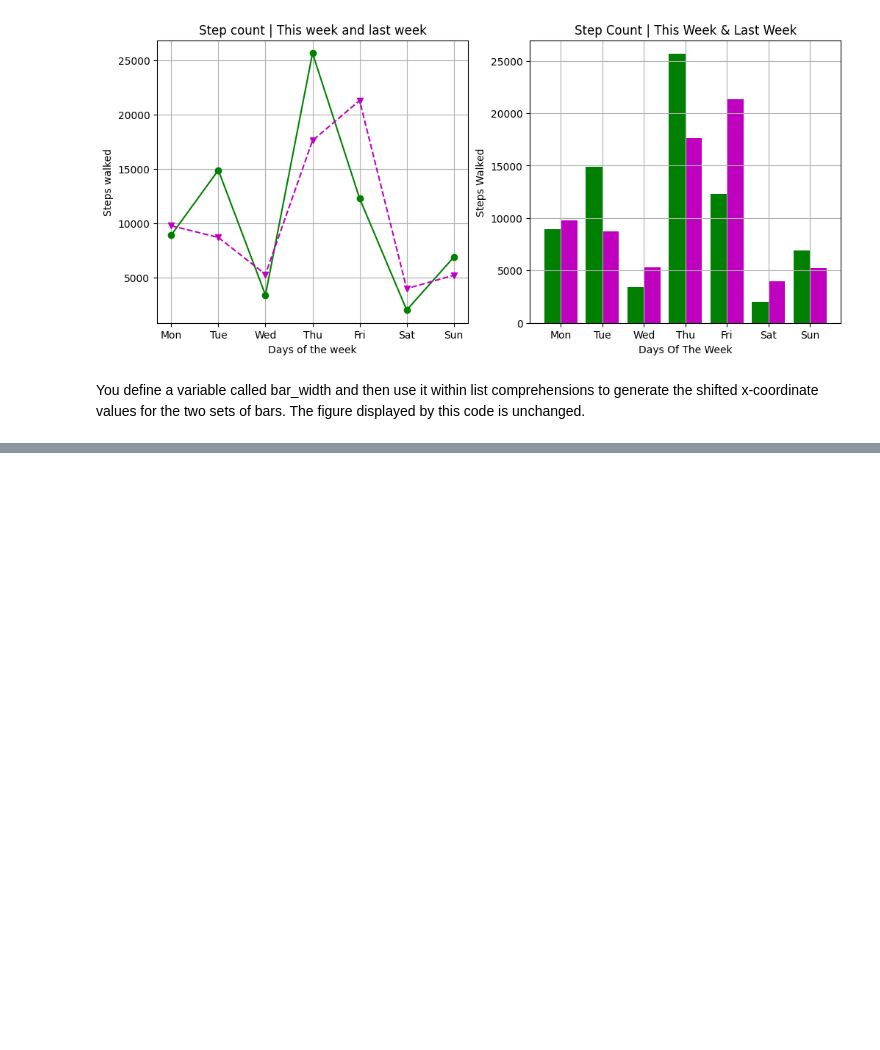
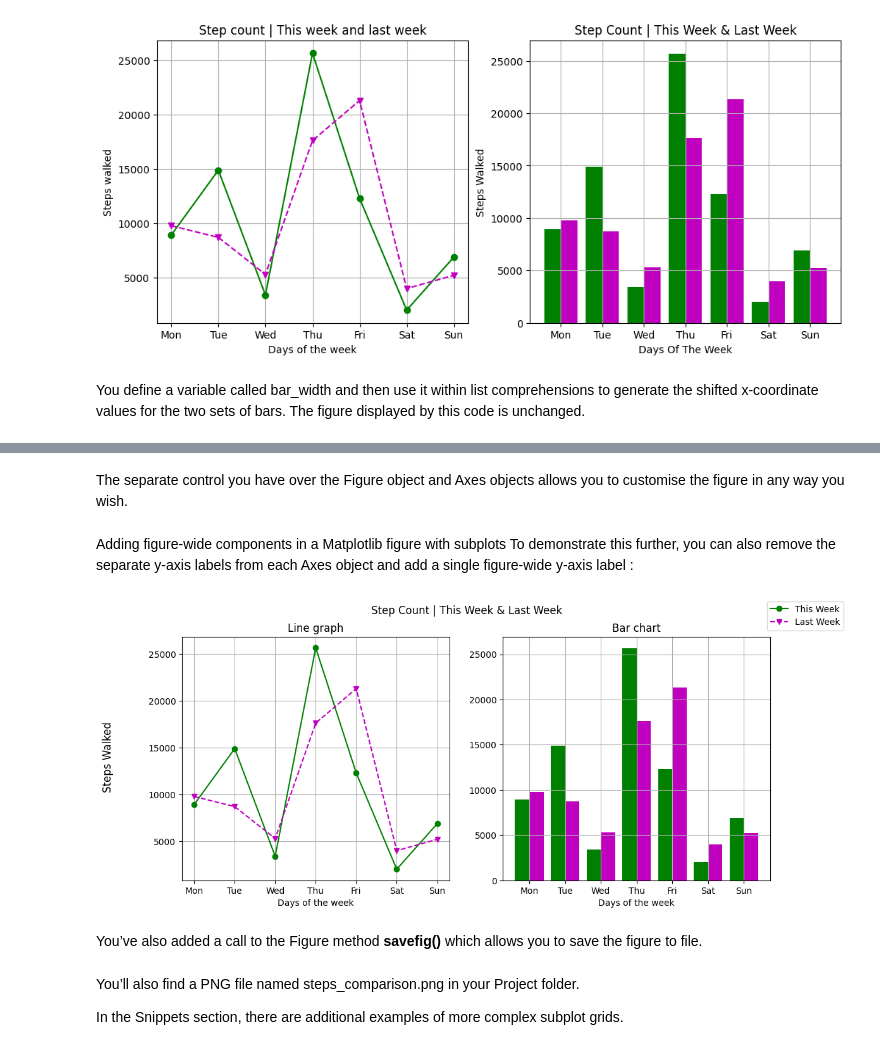
Before and after one commit to EfekanAlpsa/DataScientist-RoadMap, a Jupyter notebook: 3 - Pandas, Data Visualization/Matplotlib/Basics of Data Visualization in Python Using Matplotlib/Basics of Data Visualization in Python Using Matplotlib.ipynb, the cells around one changed output, grey strips where cells are left out. Saved outputs shown, nothing was run; the diff lists cells and outputs as text; code cells hidden in the pictures; blank space fills up the shorter version.

Commit message:
reorganized 8.Part of Basics of Data Visualization Jupyter

```diff
--- a/3 - Pandas, Data Visualization/Matplotlib/Basics of Data Visualization in Python Using Matplotlib/Basics of Data Visualization in Python Using Matplotlib.ipynb
+++ b/3 - Pandas, Data Visualization/Matplotlib/Basics of Data Visualization in Python Using Matplotlib/Basics of Data Visualization in Python Using Matplotlib.ipynb
@@ -599,0 +598,50 @@ The separate control you have over the Figure object and Axes objects allows you
+# %% [markdown]
+The separate control you have over the Figure object and Axes objects allows you to customise the figure in any way you wish.
+# %% [markdown]
+Adding figure-wide components in a Matplotlib figure with subplots
+To demonstrate this further, you can also remove the separate y-axis labels from each Axes object and add a single figure-wide y-axis label :
+# %%
+import matplotlib.pyplot as plt
+
+days = ["Mon", "Tue", "Wed", "Thu", "Fri", "Sat", "Sun"]
+steps_walked = [8934, 14902, 3409, 25672, 12300, 2023, 6890]
+steps_last_week = [9788, 8710, 5308, 17630, 21309, 4002, 5223]
+
+fig, axs = plt.subplots(1, 2, figsize=(12, 5))
+
+# Plot Line Chart
+axs[0].plot(days, steps_walked, "o-g")
+axs[0].plot(days, steps_last_week, "v--m")
+axs[0].set_title("Line graph")
+axs[0].set_xlabel("Days of the week")
+axs[0].grid(True)
+
+# Plot bar chart
+bar_width = 0.4
+x_range_current = [idx - bar_width/2 for idx in range(7)]
+x_range_previous = [idx + bar_width/2 for idx in range(7)]
+
+axs[1].bar(x_range_current, steps_walked, width=bar_width, color="g")
+axs[1].bar(x_range_previous, steps_last_week, width=bar_width, color="m")
+axs[1].set_title("Bar chart")
+axs[1].set_xlabel("Days of the week")
+axs[1].grid(True)
+axs[1].set_xticks(range(7))
+axs[1].set_xticklabels(days)
+
+# Figure-Wide Components
+fig.suptitle("Step Count | This Week & Last Week")
+fig.legend(["This Week", "Last Week"])
+fig.supylabel("Steps Walked")
+
+fig.savefig("steps_comparison.png")
+
+plt.show()
+# %% [output]
+[figure, added]
+# %% [markdown]
+You’ve also added a call to the Figure method __savefig()__ which allows you to save the figure to file.
+# %% [markdown]
+You’ll also find a PNG file named steps_comparison.png in your Project folder.
+
+In the Snippets section, there are additional examples of more complex subplot grids.
```
Also changed, not shown: parts of 7 cells of this notebook, 1 other file.
